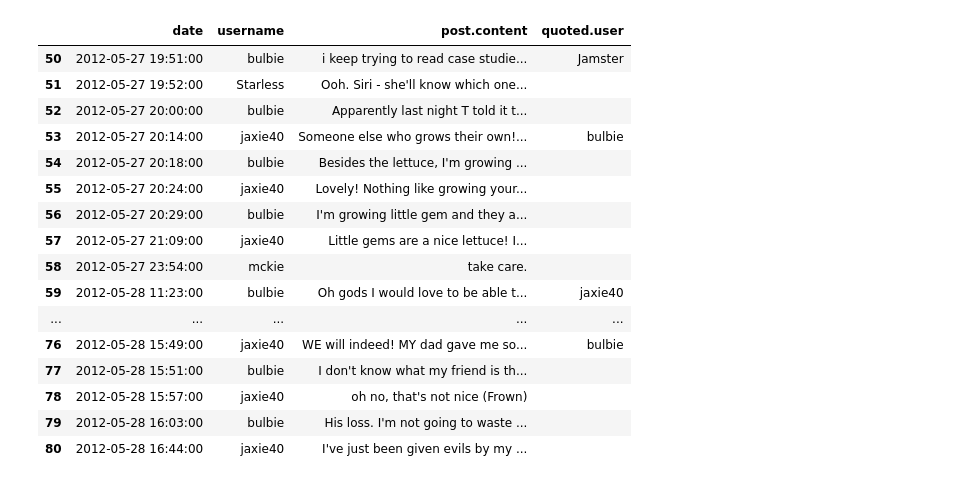
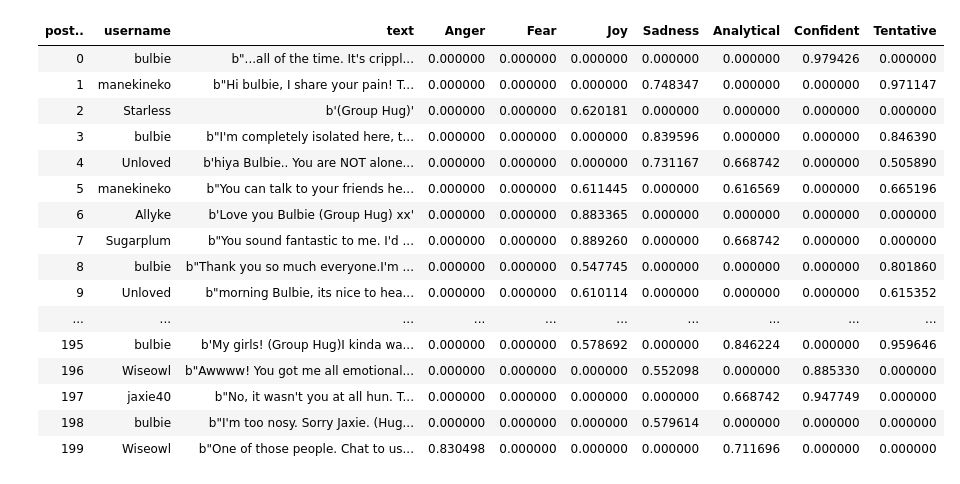
Before and after one commit to ADSA-UIUC/NLPFA18, a Jupyter notebook: notebook/exploratory_analysis/interactive_plot_r.ipynb, the cells around one changed output. Cells and saved outputs as stored; diff of their text form; code cells hidden in the pictures.

```diff
--- a/notebook/exploratory_analysis/interactive_plot_r.ipynb
+++ b/notebook/exploratory_analysis/interactive_plot_r.ipynb
@@ -1,21 +1,23 @@
 # %%
 posts <- read.csv("../../data/raw/posts/lonely200.csv")
 sentiments <- read.csv("../../data/raw/sentiments/lonely200_doclevelsentiments.csv")
+tones_list <- c("Anger", "Fear", "Joy", "Sadness", "Analytical", "Confident", "Tentative")
+sentiments
 # %% [output]
-|  | date | username | post.content | quoted.user |
-| 50 | 2012-05-27 19:51:00 | bulbie | i keep trying to read case studie... | Jamster |
-| 51 | 2012-05-27 19:52:00 | Starless | Ooh. Siri - she'll know which one... |  |
-| 52 | 2012-05-27 20:00:00 | bulbie | Apparently last night T told it t... |  |
-| 53 | 2012-05-27 20:14:00 | jaxie40 | Someone else who grows their own!... | bulbie |
-| 54 | 2012-05-27 20:18:00 | bulbie | Besides the lettuce, I'm growing ... |  |
-| 55 | 2012-05-27 20:24:00 | jaxie40 | Lovely! Nothing like growing your... |  |
-| 56 | 2012-05-27 20:29:00 | bulbie | I'm growing little gem and they a... |  |
-| 57 | 2012-05-27 21:09:00 | jaxie40 | Little gems are a nice lettuce! I... |  |
-| 58 | 2012-05-27 23:54:00 | mckie | take care. |  |
-| 59 | 2012-05-28 11:23:00 | bulbie | Oh gods I would love to be able t... | jaxie40 |
-| ... | ... | ... | ... | ... |
-| 76 | 2012-05-28 15:49:00 | jaxie40 | WE will indeed! MY dad gave me so... | bulbie |
-| 77 | 2012-05-28 15:51:00 | bulbie | I don't know what my friend is th... |  |
-| 78 | 2012-05-28 15:57:00 | jaxie40 | oh no, that's not nice (Frown) |  |
-| 79 | 2012-05-28 16:03:00 | bulbie | His loss. I'm not going to waste ... |  |
-| 80 | 2012-05-28 16:44:00 | jaxie40 | I've just been given evils by my ... |  |
+| post.. | username | text | Anger | Fear | Joy | Sadness | Analytical | Confident | Tentative |
+| 0 | bulbie | b"...all of the time. It's crippl... | 0.000000 | 0.000000 | 0.000000 | 0.000000 | 0.000000 | 0.979426 | 0.000000 |
+| 1 | manekineko | b"Hi bulbie, I share your pain! T... | 0.000000 | 0.000000 | 0.000000 | 0.748347 | 0.000000 | 0.000000 | 0.971147 |
+| 2 | Starless | b'(Group Hug)' | 0.000000 | 0.000000 | 0.620181 | 0.000000 | 0.000000 | 0.000000 | 0.000000 |
+| 3 | bulbie | b"I'm completely isolated here, t... | 0.000000 | 0.000000 | 0.000000 | 0.839596 | 0.000000 | 0.000000 | 0.846390 |
+| 4 | Unloved | b'hiya Bulbie.. You are NOT alone... | 0.000000 | 0.000000 | 0.000000 | 0.731167 | 0.668742 | 0.000000 | 0.505890 |
+| 5 | manekineko | b"You can talk to your friends he... | 0.000000 | 0.000000 | 0.611445 | 0.000000 | 0.616569 | 0.000000 | 0.665196 |
+| 6 | Allyke | b'Love you Bulbie (Group Hug) xx' | 0.000000 | 0.000000 | 0.883365 | 0.000000 | 0.000000 | 0.000000 | 0.000000 |
+| 7 | Sugarplum | b"You sound fantastic to me. I'd ... | 0.000000 | 0.000000 | 0.889260 | 0.000000 | 0.668742 | 0.000000 | 0.000000 |
+| 8 | bulbie | b"Thank you so much everyone.I'm ... | 0.000000 | 0.000000 | 0.547745 | 0.000000 | 0.000000 | 0.000000 | 0.801860 |
+| 9 | Unloved | b"morning Bulbie, its nice to hea... | 0.000000 | 0.000000 | 0.610114 | 0.000000 | 0.000000 | 0.000000 | 0.615352 |
+| ... | ... | ... | ... | ... | ... | ... | ... | ... | ... |
+| 195 | bulbie | b'My girls! (Group Hug)I kinda wa... | 0.000000 | 0.000000 | 0.578692 | 0.000000 | 0.846224 | 0.000000 | 0.959646 |
+| 196 | Wiseowl | b"Awwww! You got me all emotional... | 0.000000 | 0.000000 | 0.000000 | 0.552098 | 0.000000 | 0.885330 | 0.000000 |
+| 197 | jaxie40 | b"No, it wasn't you at all hun. T... | 0.000000 | 0.000000 | 0.000000 | 0.000000 | 0.668742 | 0.947749 | 0.000000 |
+| 198 | bulbie | b"I'm too nosy. Sorry Jaxie. (Hug... | 0.000000 | 0.000000 | 0.000000 | 0.579614 | 0.000000 | 0.000000 | 0.000000 |
+| 199 | Wiseowl | b"One of those people. Chat to us... | 0.830498 | 0.000000 | 0.000000 | 0.000000 | 0.711696 | 0.000000 | 0.000000 |
```
Also changed, not shown: parts of 6 cells of this notebook, 9 other files.
